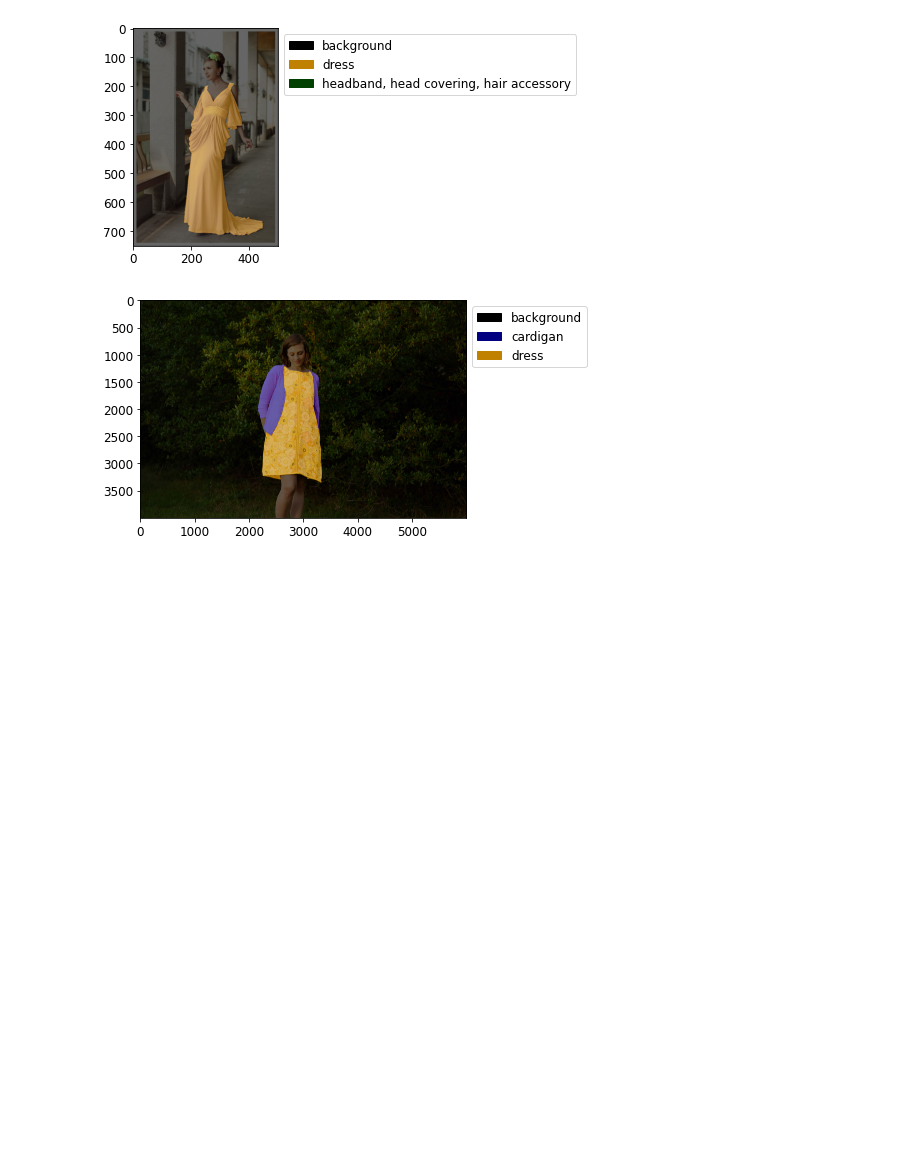
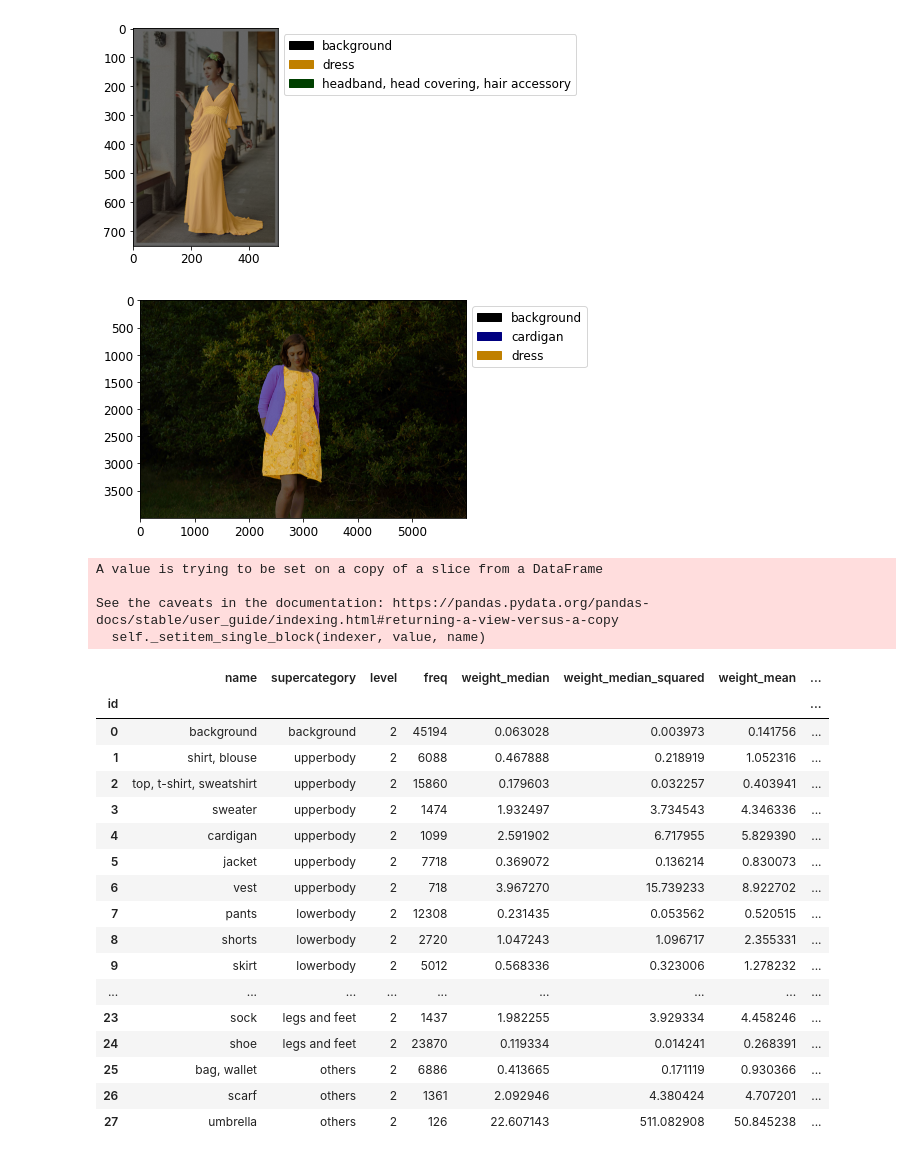
Before and after one commit to hrsma2i/dataset-iMaterialist, a Jupyter notebook: notebook/EDA.ipynb, the cells around one changed output. Drawn from its saved outputs; the diff is of its cells as text; code cells hidden in the pictures; blank space fills up the shorter version.

Commit message:
Compute class weights for class imbalance

```diff
--- a/notebook/EDA.ipynb
+++ b/notebook/EDA.ipynb
@@ -230,3 +232,57 @@ from segmentation.transforms import voc_colormap
 
 pallete = voc_colormap(df_ctg.index)
 np.savetxt("../raw/palette.txt", pallete, fmt="%d")
+# %%
+sr_freq = (
+    df
+    .drop_duplicates(subset=["ImageId", "category_id"], keep="first")
+    ["category_id"]
+    .value_counts()
+    .rename("freq")
+    .sort_index()
+)
+
+sr_freq.loc[0] = len(df["ImageId"].unique())
+
+
+df_ctg["freq"] = sr_freq
+df_ctg["weight_median"] = sr_freq.median() / sr_freq
+df_ctg["weight_median_squared"] = df_ctg["weight_median"] ** 2
+df_ctg["weight_mean"] = sr_freq.mean() / sr_freq
+df_ctg["weight_max"] = sr_freq.max() / sr_freq
+df_ctg["weight_min"] = sr_freq.min() / sr_freq
+
+df_ctg["weight_dress_bg_05"] = 1
+df_ctg["weight_dress_bg_05"].iloc[0] = 0.5
+df_ctg["weight_dress_bg_05"].iloc[11] = 0.5
+
+df_ctg
+
+for col in df_ctg.columns:
+    if "weight" in col:
+        name = col.replace("weight_", "")
+        weight_file = f"../raw/class_weights/{name}.txt"
+        df_ctg[col].to_csv(weight_file, index=None, header=False)
+# %% [output]
+A value is trying to be set on a copy of a slice from a DataFrame
+
+See the caveats in the documentation: https://pandas.pydata.org/pandas-docs/stable/user_guide/indexing.html#returning-a-view-versus-a-copy
+  self._setitem_single_block(indexer, value, name)
+|  | name | supercategory | level | freq | weight_median | weight_median_squared | weight_mean | ... |
+| id |  |  |  |  |  |  |  | ... |
+| 0 | background | background | 2 | 45194 | 0.063028 | 0.003973 | 0.141756 | ... |
+| 1 | shirt, blouse | upperbody | 2 | 6088 | 0.467888 | 0.218919 | 1.052316 | ... |
+| 2 | top, t-shirt, sweatshirt | upperbody | 2 | 15860 | 0.179603 | 0.032257 | 0.403941 | ... |
+| 3 | sweater | upperbody | 2 | 1474 | 1.932497 | 3.734543 | 4.346336 | ... |
+| 4 | cardigan | upperbody | 2 | 1099 | 2.591902 | 6.717955 | 5.829390 | ... |
+| 5 | jacket | upperbody | 2 | 7718 | 0.369072 | 0.136214 | 0.830073 | ... |
+| 6 | vest | upperbody | 2 | 718 | 3.967270 | 15.739233 | 8.922702 | ... |
+| 7 | pants | lowerbody | 2 | 12308 | 0.231435 | 0.053562 | 0.520515 | ... |
+| 8 | shorts | lowerbody | 2 | 2720 | 1.047243 | 1.096717 | 2.355331 | ... |
+| 9 | skirt | lowerbody | 2 | 5012 | 0.568336 | 0.323006 | 1.278232 | ... |
+| ... | ... | ... | ... | ... | ... | ... | ... | ... |
+| 23 | sock | legs and feet | 2 | 1437 | 1.982255 | 3.929334 | 4.458246 | ... |
+| 24 | shoe | legs and feet | 2 | 23870 | 0.119334 | 0.014241 | 0.268391 | ... |
+| 25 | bag, wallet | others | 2 | 6886 | 0.413665 | 0.171119 | 0.930366 | ... |
+| 26 | scarf | others | 2 | 1361 | 2.092946 | 4.380424 | 4.707201 | ... |
+| 27 | umbrella | others | 2 | 126 | 22.607143 | 511.082908 | 50.845238 | ... |
```
Also changed, not shown: parts of 2 cells of this notebook.
